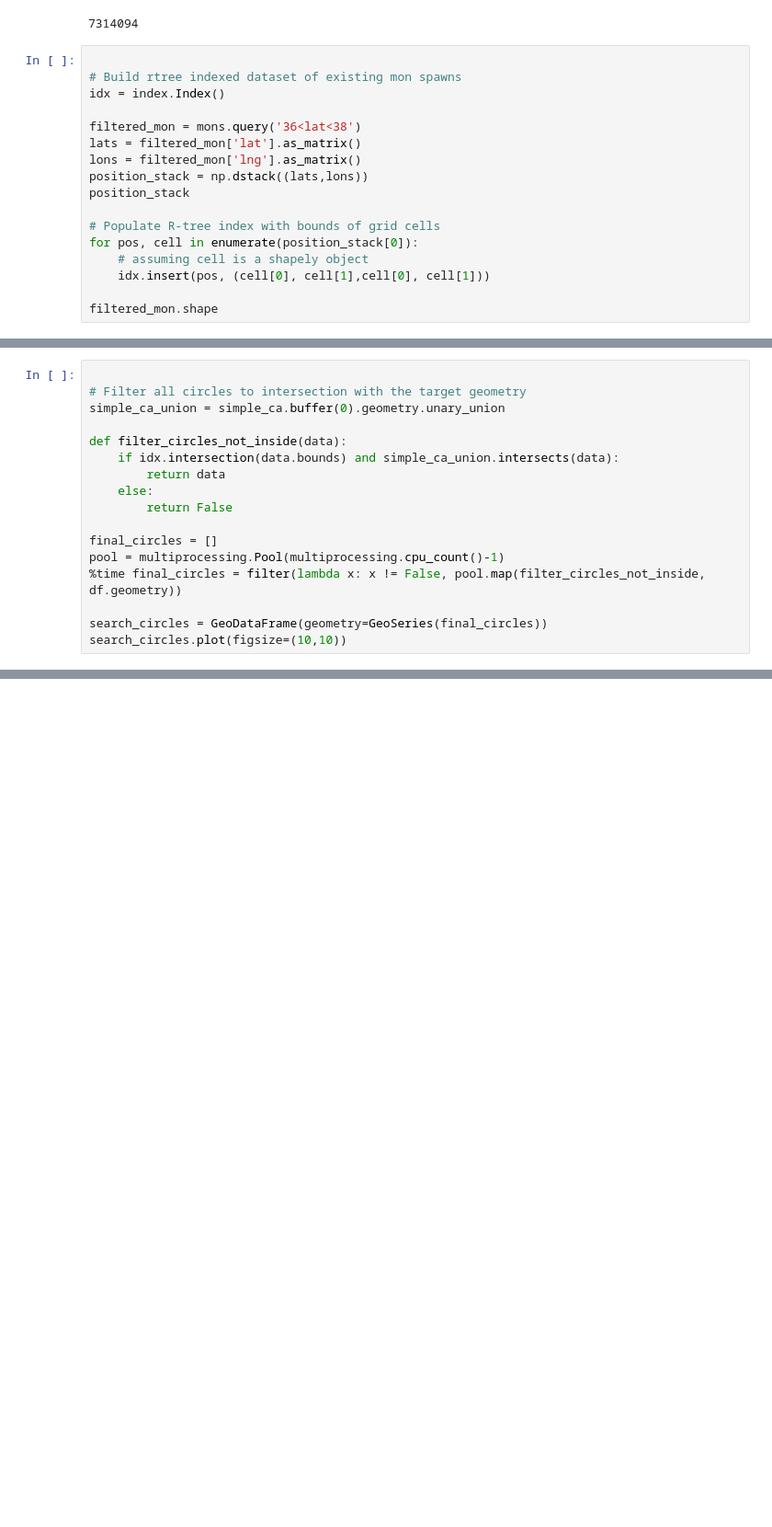
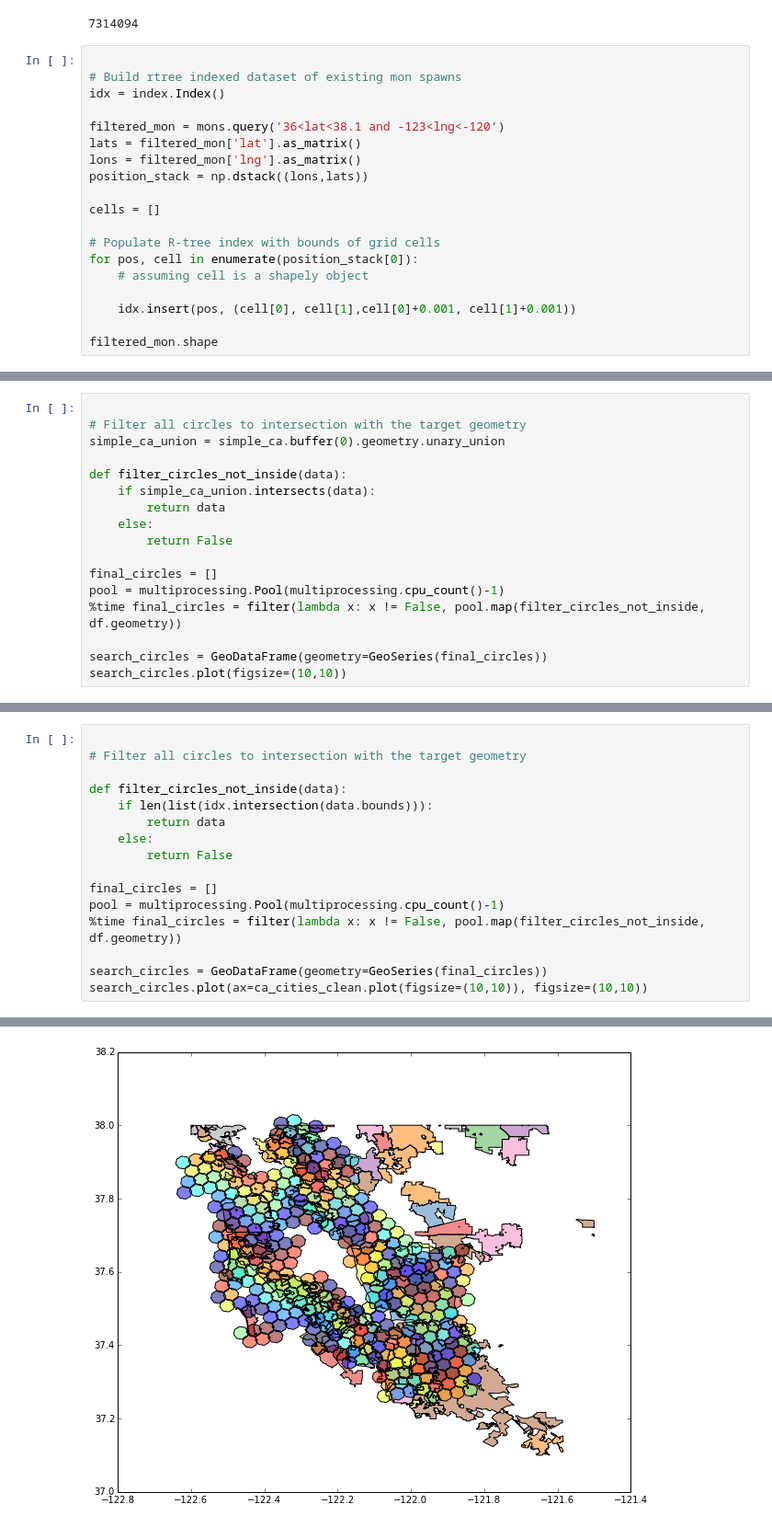
Before and after one commit to kvey/pogonotebook, a Jupyter notebook: BetterMaps.ipynb, the cells around one changed output, grey strips where cells are left out. Shown at 92% size. Saved outputs shown, nothing was run; the diff lists cells and outputs as text; blank space fills up the shorter version.

```diff
--- a/BetterMaps.ipynb
+++ b/BetterMaps.ipynb
@@ -121,16 +121,18 @@ mons.last_valid_index()
 # Build rtree indexed dataset of existing mon spawns
 idx = index.Index()
 
-filtered_mon = mons.query('36<lat<38')
+filtered_mon = mons.query('36<lat<38.1 and -123<lng<-120')
 lats = filtered_mon['lat'].as_matrix()
 lons = filtered_mon['lng'].as_matrix()
-position_stack = np.dstack((lats,lons))
-position_stack
+position_stack = np.dstack((lons,lats))
+
+cells = []
 
 # Populate R-tree index with bounds of grid cells
 for pos, cell in enumerate(position_stack[0]):
     # assuming cell is a shapely object
-    idx.insert(pos, (cell[0], cell[1],cell[0], cell[1]))
+
+    idx.insert(pos, (cell[0], cell[1],cell[0]+0.001, cell[1]+0.001))
 
 filtered_mon.shape
 # %% [output]
@@ -143,7 +145,7 @@ filtered_mon.shape
 simple_ca_union = simple_ca.buffer(0).geometry.unary_union
 
 def filter_circles_not_inside(data):
-    if idx.intersection(data.bounds) and simple_ca_union.intersects(data):
+    if simple_ca_union.intersects(data):
         return data
     else:
         return False
@@ -170,0 +171,17 @@ search_circles.shape
+# %%
+
+# Filter all circles to intersection with the target geometry
+
+def filter_circles_not_inside(data):
+    if len(list(idx.intersection(data.bounds))):
+        return data
+    else:
+        return False
+
+final_circles = []
+pool = multiprocessing.Pool(multiprocessing.cpu_count()-1)
+%time final_circles = filter(lambda x: x != False, pool.map(filter_circles_not_inside, df.geometry))
+
+search_circles = GeoDataFrame(geometry=GeoSeries(final_circles))
+search_circles.plot(ax=ca_cities_clean.plot(figsize=(10,10)), figsize=(10,10))
+# %% [output]
@@ -170,0 +191 @@ search_circles.shape
+[figure, added]
```
Also changed, not shown: parts of 9 cells of this notebook.
